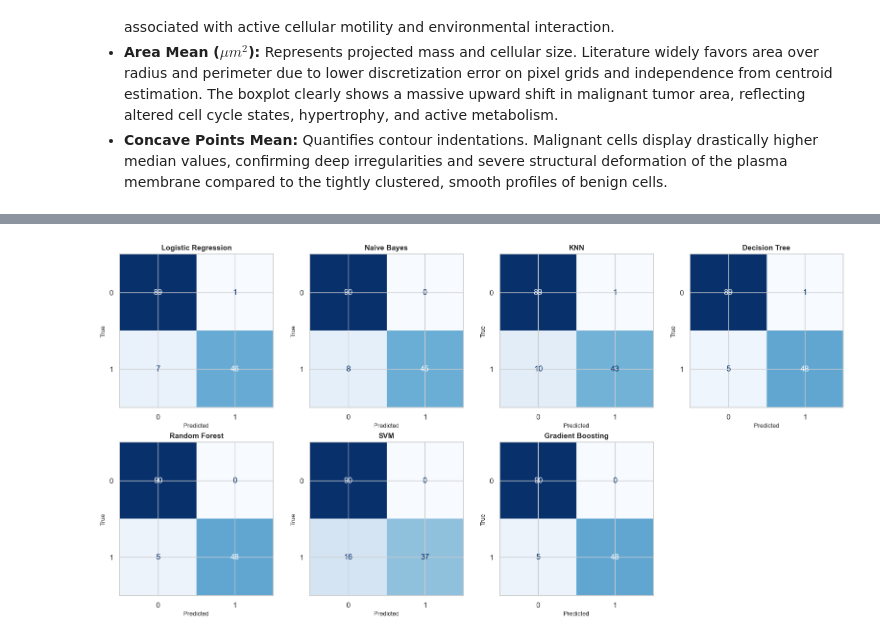
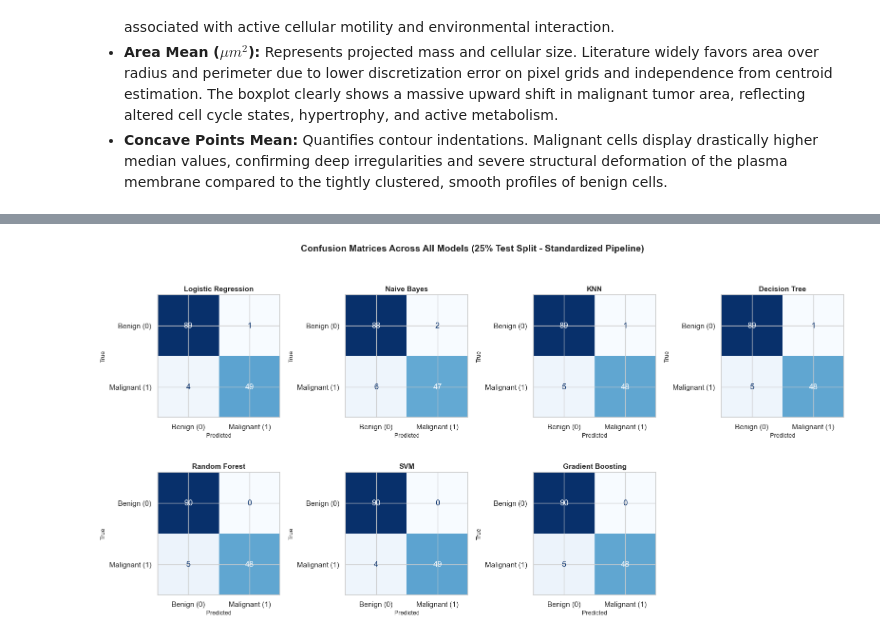
Before and after one commit to 2026739-Jose/CA1-Machine-Learning-Project, a Jupyter notebook: 2026739-Jose_CA1-Machine-Learning-Project_v3.ipynb, the cells around one changed output, grey strips where cells are left out. Cells and saved outputs as stored; diff of their text form; code cells hidden in the pictures.

```diff
--- a/2026739-Jose_CA1-Machine-Learning-Project_v3.ipynb
+++ b/2026739-Jose_CA1-Machine-Learning-Project_v3.ipynb
@@ -803,39 +782,32 @@ Based on the cross-validation performance, pivot tables, and heatmaps across dif
 # %%
 from sklearn.metrics import confusion_matrix, ConfusionMatrixDisplay
-import matplotlib.pyplot as plt
 
-# 1. Setup the grid layout: 2 rows and 4 columns
-n_models = len(models)
+n_models = len(trained_pipelines_25)
 ncols = 4
-nrows = (n_models + ncols - 1) // ncols  # Automatically compute required rows
+nrows = (n_models + ncols - 1) // ncols
 
 fig, axes = plt.subplots(nrows=nrows, ncols=ncols, figsize=(16, 8))
-axes = axes.flatten()  # Flatten the axes array for easy iteration
+axes = axes.flatten()
 
-# 2. Loop through models and their respective positions in the grid
-for i, (name, model) in enumerate(models.items()):
+for i, (name, pipe) in enumerate(trained_pipelines_25.items()):
     ax = axes[i]
+    y_pred = pipe.predict(X_test_25)
+    cm = confusion_matrix(y_test_25, y_pred)
 
-    # Predict on the test set
-    y_pred = model.predict(X_test)
-
-    # Compute confusion matrix
-    cm = confusion_matrix(y_test, y_pred)
-
-    # Display the confusion matrix in its specific subplot (fixed: colorbar=False)
-    disp = ConfusionMatrixDisplay(confusion_matrix=cm, display_labels=model.classes_)
+    disp = ConfusionMatrixDisplay(confusion_matrix=cm, display_labels=['Benign (0)', 'Malignant (1)'])
     disp.plot(cmap=plt.cm.Blues, ax=ax, values_format='d', colorbar=False)
 
     ax.set_title(f"{name}", fontsize=11, fontweight='bold')
     ax.set_xlabel("Predicted", fontsize=9)
     ax.set_ylabel("True", fontsize=9)
 
-# 3. Clean up any empty subplots if the grid has leftover cells
+# Remove unused subplot
 for j in range(i + 1, len(axes)):
     fig.delaxes(axes[j])
 
+plt.suptitle("Confusion Matrices Across All Models (25% Test Split - Standardized Pipeline)", fontsize=14, fontweight='bold', y=1.02)
 plt.tight_layout()
 plt.show()
 # %% [output]
-[figure, old version]
+[figure, new version]
 # %% [markdown]
```
Also changed, not shown: parts of 12 cells of this notebook, 1 other file.
